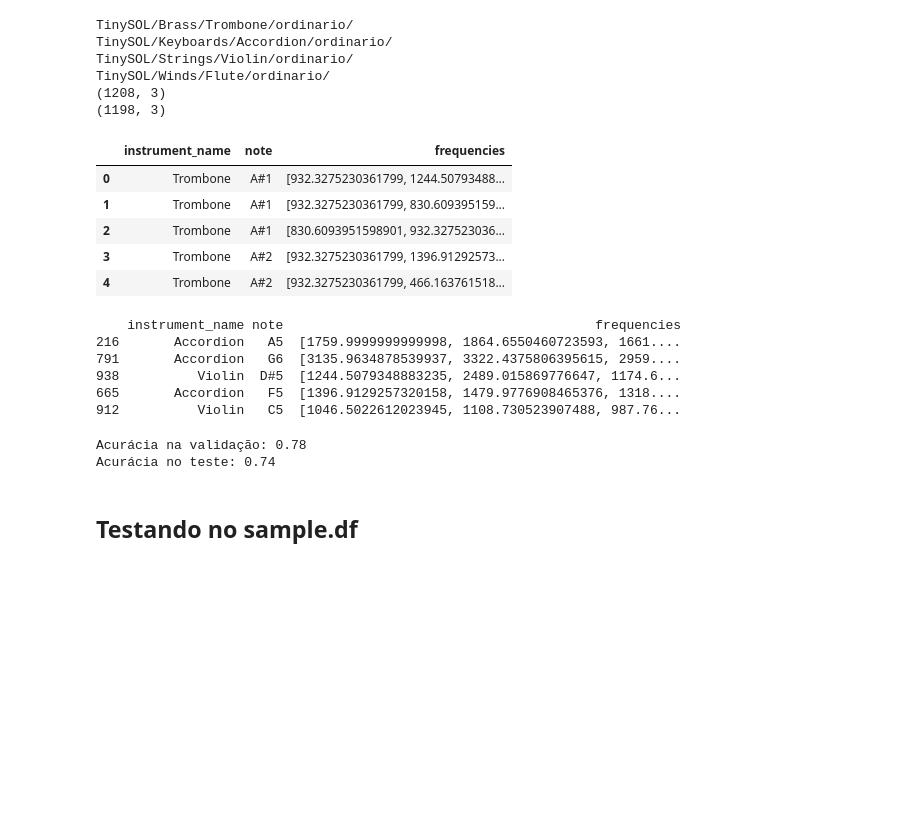
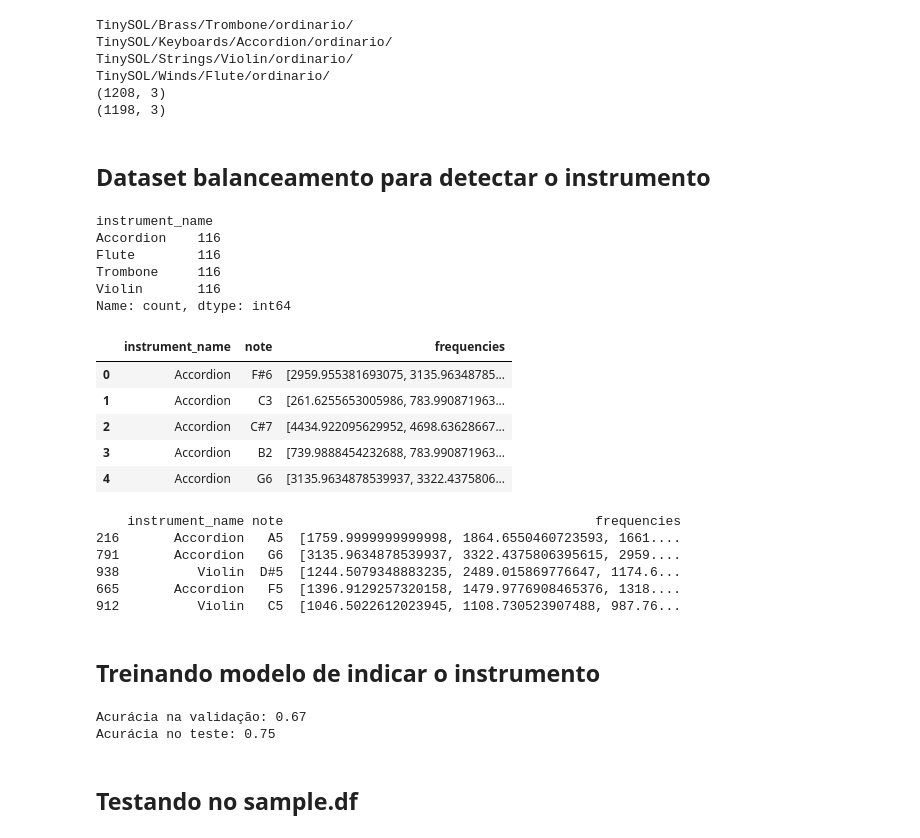
Before and after one commit to Leandro-Bandeira/IdentificadorAcorde, a Jupyter notebook: main.ipynb, the cells around one changed output. Cells and saved outputs as stored; diff of their text form; code cells hidden in the pictures; blank space fills up the shorter version.

Commit message:
Adicionando balanço de dataset

```diff
--- a/main.ipynb
+++ b/main.ipynb
@@ -62,15 +62,34 @@ TinySOL/Strings/Violin/ordinario/
 TinySOL/Winds/Flute/ordinario/
 (1208, 3)
 (1198, 3)
+# %% [markdown]
+## Dataset balanceamento para detectar o instrumento
+# %%
+min_count = instruments_df["instrument_name"].value_counts().min()
+
+balanced_df = (
+    instruments_df.groupby("instrument_name")
+    .apply(lambda x: x.sample(n=min_count, random_state=42))
+    .reset_index(drop=True)
+)
+
+print(balanced_df["instrument_name"].value_counts())
+# %% [output]
+instrument_name
+Accordion    116
+Flute        116
+Trombone     116
+Violin       116
+Name: count, dtype: int64
 # %%
-instruments_df.head()
+balanced_df.head()
 # %% [output]
 |  | instrument_name | note | frequencies |
-| 0 | Trombone | A#1 | [932.3275230361799, 1244.50793488... |
-| 1 | Trombone | A#1 | [932.3275230361799, 830.609395159... |
-| 2 | Trombone | A#1 | [830.6093951598901, 932.327523036... |
-| 3 | Trombone | A#2 | [932.3275230361799, 1396.91292573... |
-| 4 | Trombone | A#2 | [932.3275230361799, 466.163761518... |
+| 0 | Accordion | F#6 | [2959.955381693075, 3135.96348785... |
+| 1 | Accordion | C3 | [261.6255653005986, 783.990871963... |
+| 2 | Accordion | C#7 | [4434.922095629952, 4698.63628667... |
+| 3 | Accordion | B2 | [739.9888454232688, 783.990871963... |
+| 4 | Accordion | G6 | [3135.9634878539937, 3322.4375806... |
 # %%
 print(sample_df.head())
 # %% [output]
@@ -125,13 +144,15 @@ def create_features_instruments(df):
     y = df["instrument_encoded"]
 
     return X, y, le
+# %% [markdown]
+## Treinando modelo de indicar o instrumento
 # %%
 
 from sklearn.model_selection import train_test_split
 from sklearn.ensemble import RandomForestClassifier
 
 
-X, y, le = create_features_instruments(instruments_df)
+X, y, le = create_features_instruments(balanced_df)
 
 # Divisão em treino (60%), validação (20%) e teste (20%)
 X_train, X_temp, y_train, y_temp = train_test_split(X, y, test_size=0.4, random_state=42)
@@ -155,8 +176,8 @@ print(f"Acurácia na validação: {val_accuracy:.2f}")
 test_accuracy = model.score(X_test, y_test)
 print(f"Acurácia no teste: {test_accuracy:.2f}")
 # %% [output]
-Acurácia na validação: 0.78
-Acurácia no teste: 0.74
+Acurácia na validação: 0.67
+Acurácia no teste: 0.75
 # %% [markdown]
 ## Testando no sample.df
 # %%
```
Also changed, not shown: parts of 1 cell of this notebook.
